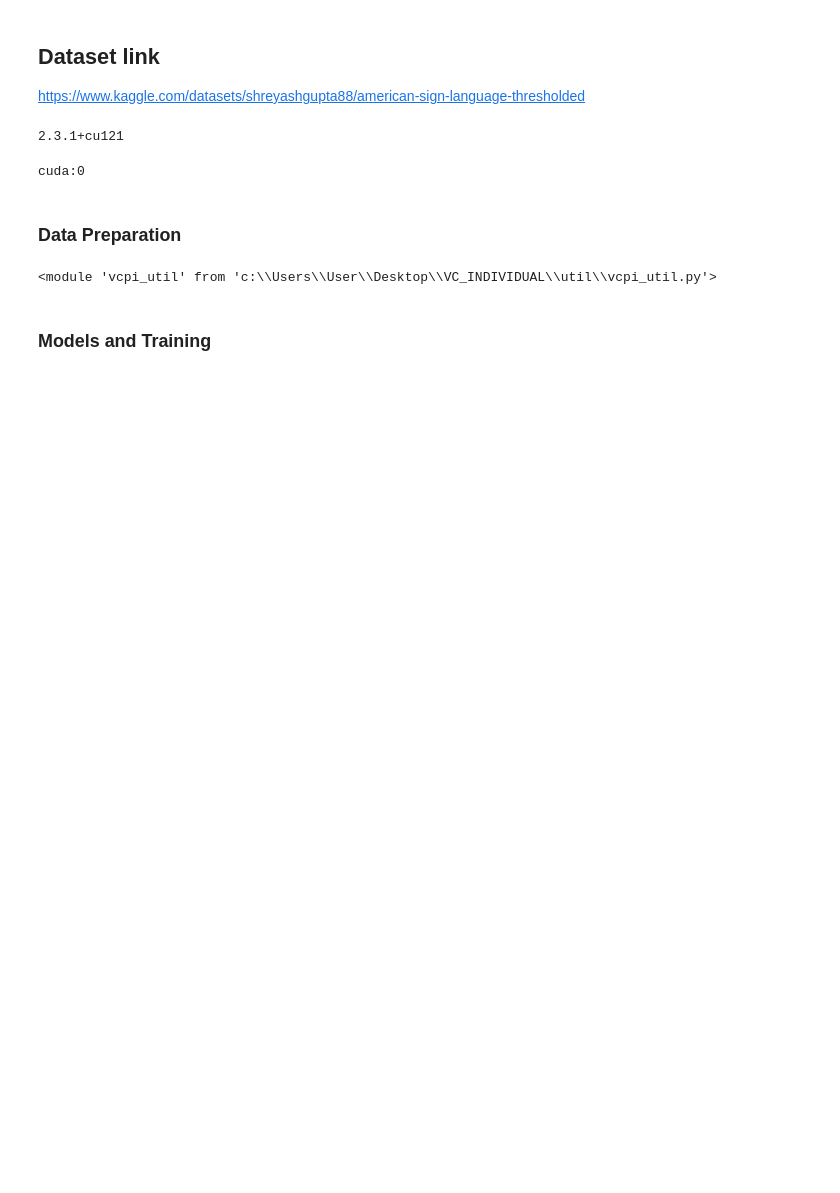
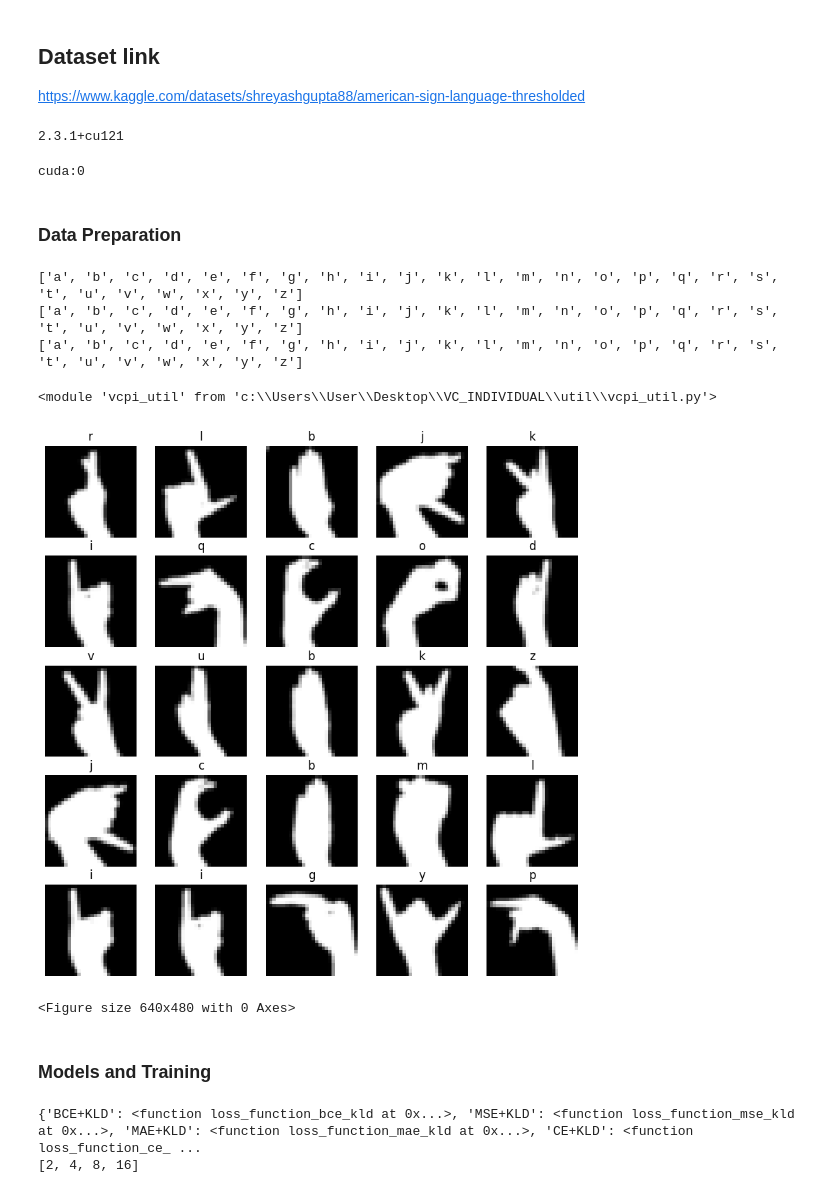
Before and after one commit to EduardoPer/VC_INDIVIDUAL, a Jupyter notebook: vc_individual_pg53797.ipynb, the cells around one changed output. Cells and saved outputs as stored; diff of their text form; code cells hidden in the pictures; blank space fills up the shorter version.

Commit message:
more work done + models + utils file
utils file from: https://github.com/Nau3D/Deep-Learning-Course-PyTorch

```diff
--- a/vc_individual_pg53797.ipynb
+++ b/vc_individual_pg53797.ipynb
@@ -50,0 +41,14 @@ train_online = True
+# %%
+HEIGHT = 28
+WIDTH = 28
+NUM_CHANNELS = 1
+DATASET_PATH = 'signs'
+BATCH_SIZE = 32
+EPOCHS = 10
+
+
+
+path_dest = os.path.join('dataset')
+train_path_dest = os.path.join(path_dest, 'trainSet')
+validation_path_dest = os.path.join(path_dest, 'validSet')
+test_path_dest = os.path.join(path_dest, 'testSet')
@@ -51,6 +126,38 @@ train_online = True
+# %%
+# original images are 256x256, with 3 channels (RGB, although they appear to be grayscale).
+# make the images grayscale, resize them to 28x28. I resized to this size because my device is not that powerful
+transform = transforms.Compose([
+    transforms.Grayscale(num_output_channels=NUM_CHANNELS),
+    transforms.Resize((HEIGHT, WIDTH)),
+    transforms.ToTensor()
+])
+
+train_set = torchvision.datasets.ImageFolder(root=train_path_dest, transform=transform)
+train_loader = torch.utils.data.DataLoader(train_set, batch_size=BATCH_SIZE, shuffle=True)
+
+validation_set = torchvision.datasets.ImageFolder(root=validation_path_dest, transform=transform)
+validation_loader = torch.utils.data.DataLoader(validation_set, batch_size=BATCH_SIZE)
+
+test_set = torchvision.datasets.ImageFolder(root=test_path_dest, transform=transform)
+test_loader = torch.utils.data.DataLoader(test_set, batch_size=BATCH_SIZE, shuffle=True)
+# %%
+print(train_set.classes)
+print(validation_set.classes)
+print(test_set.classes)
+# %% [output]
+['a', 'b', 'c', 'd', 'e', 'f', 'g', 'h', 'i', 'j', 'k', 'l', 'm', 'n', 'o', 'p', 'q', 'r', 's', 't', 'u', 'v', 'w', 'x', 'y', 'z']
+['a', 'b', 'c', 'd', 'e', 'f', 'g', 'h', 'i', 'j', 'k', 'l', 'm', 'n', 'o', 'p', 'q', 'r', 's', 't', 'u', 'v', 'w', 'x', 'y', 'z']
+['a', 'b', 'c', 'd', 'e', 'f', 'g', 'h', 'i', 'j', 'k', 'l', 'm', 'n', 'o', 'p', 'q', 'r', 's', 't', 'u', 'v', 'w', 'x', 'y', 'z']
 # %%
 reload(vcpi_util)
 # %% [output]
 <module 'vcpi_util' from 'c:\\Users\\User\\Desktop\\VC_INDIVIDUAL\\util\\vcpi_util.py'>
+# %%
+images, targets = next(iter(train_loader))
+
+vcpi_util.show_images(5,5, images, targets, train_set.classes)
+# %% [output]
+[figure, added]
+<Figure size 640x480 with 0 Axes>
 # %% [markdown]
 ### Models and Training
@@ -285,0 +449,6 @@ class CVAE(torch.nn.Module):
+# %%
+print(loss_functions_list)
+print(LATENT_SPACE_DIMS)
+# %% [output]
+{'BCE+KLD': <function loss_function_bce_kld at 0x...>, 'MSE+KLD': <function loss_function_mse_kld at 0x...>, 'MAE+KLD': <function loss_function_mae_kld at 0x...>, 'CE+KLD': <function loss_function_ce_ ...
+[2, 4, 8, 16]
```
Also changed, not shown: parts of 17 cells of this notebook, 17 other files.
